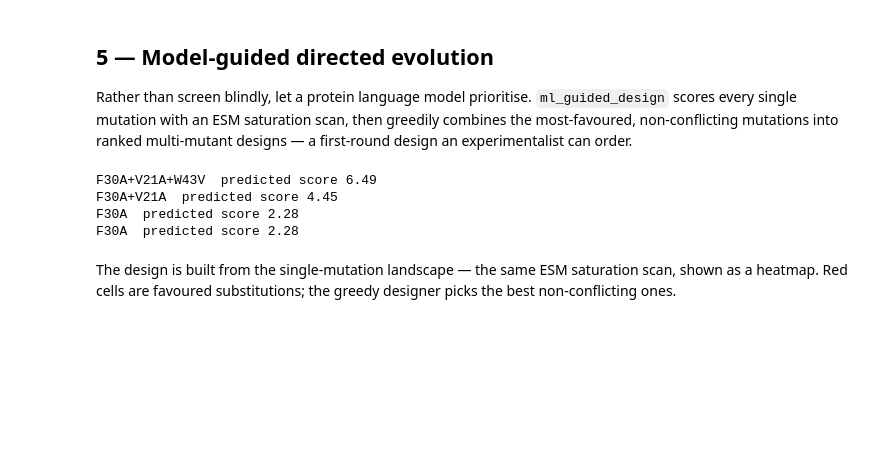
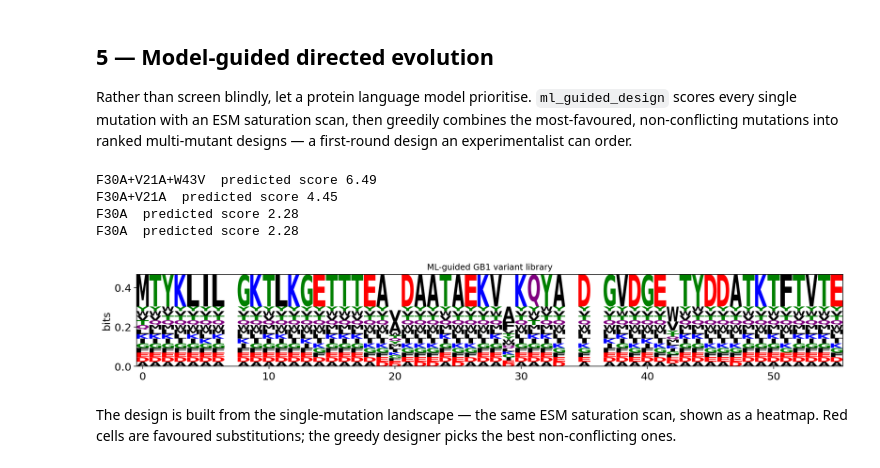
Before and after one commit to Starlitnightly/omicverse-tutorials, a Jupyter notebook: docs/Tutorials-synbio/t_synbio_03_crispr_library.ipynb, the cells around one changed output. Cells and saved outputs as stored; diff of their text form; code cells hidden in the pictures; blank space fills up the shorter version.

```diff
--- a/docs/Tutorials-synbio/t_synbio_03_crispr_library.ipynb
+++ b/docs/Tutorials-synbio/t_synbio_03_crispr_library.ipynb
@@ -158,12 +159,16 @@ Rather than screen blindly, let a protein language model prioritise. `ml_guided_
 # %%
 designs = ov.synbio.ml_guided_design(GB1, n_mutations=3, n_designs=6)
 for d in designs[:4]:
     print('+'.join(d.mutations), ' predicted score', round(d.predicted_score, 2))
+# protein logo over the designed variants — where directed evolution concentrates its edits
+ov.synbio.plot_sequence_logo([d.sequence for d in designs], title='ML-guided GB1 variant library')
+None
 # %% [output]
 F30A+V21A+W43V  predicted score 6.49
 F30A+V21A  predicted score 4.45
 F30A  predicted score 2.28
 F30A  predicted score 2.28
+[figure, added]
 # %% [markdown]
 The design is built from the single-mutation landscape — the same ESM saturation scan, shown as a heatmap. Red cells are favoured substitutions; the greedy designer picks the best non-conflicting ones.
 # %%
```
Also changed, not shown: parts of 1 cell of this notebook, 1 other file.
